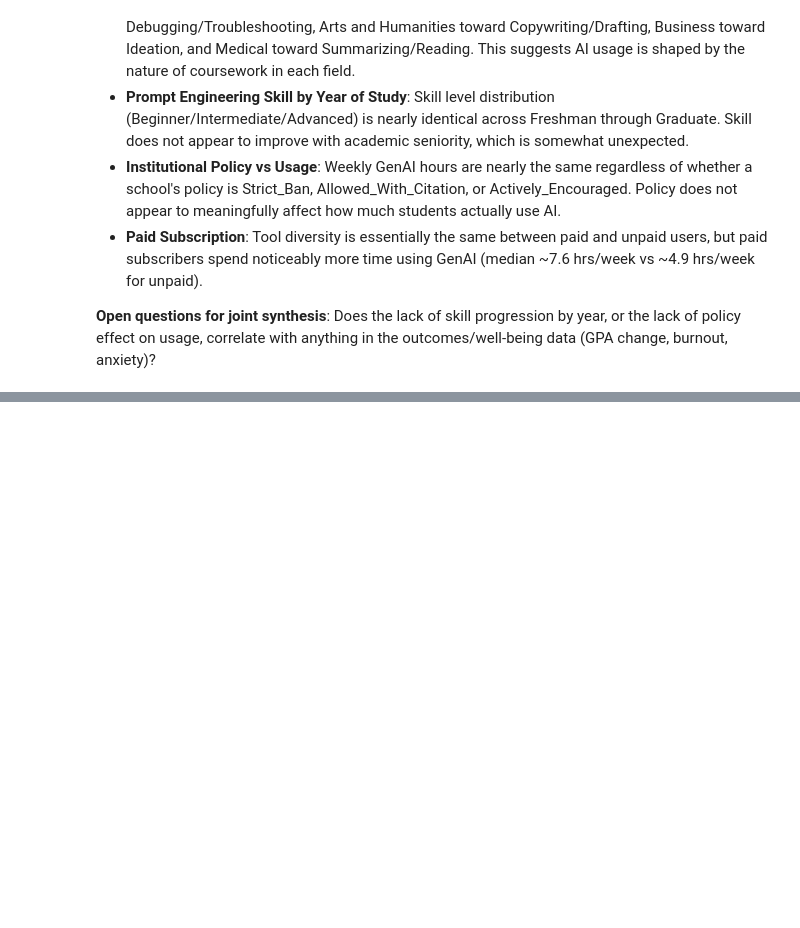
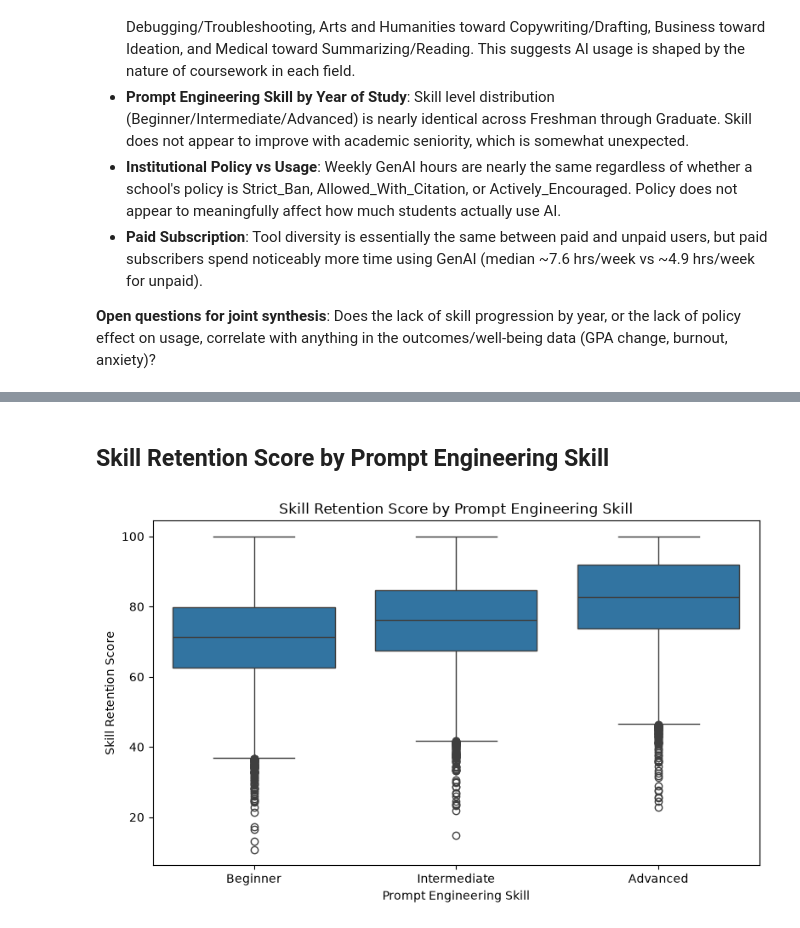
Before and after one commit to txxzd/Impact-Of-AI-on-Students-Analysis, a Jupyter notebook: data_analysis.ipynb, the cells around one changed output, grey strips where cells are left out. Cells and saved outputs as stored; diff of their text form; code cells hidden in the pictures; blank space fills up the shorter version.

```diff
--- a/data_analysis.ipynb
+++ b/data_analysis.ipynb
@@ -318,0 +459,15 @@ plt.show()
+# %% [markdown]
+## Skill Retention Score by Prompt Engineering Skill
+# %%
+plt.figure(figsize=(8, 5))
+sns.boxplot(x='Prompt_Engineering_Skill', y='Skill_Retention_Score', data=df,
+            order=['Beginner', 'Intermediate', 'Advanced'])
+
+plt.title('Skill Retention Score by Prompt Engineering Skill')
+plt.xlabel('Prompt Engineering Skill')
+plt.ylabel('Skill Retention Score')
+
+plt.tight_layout()
+plt.show()
+# %% [output]
+[figure, added]
```
Also changed, not shown: parts of 53 cells of this notebook.
